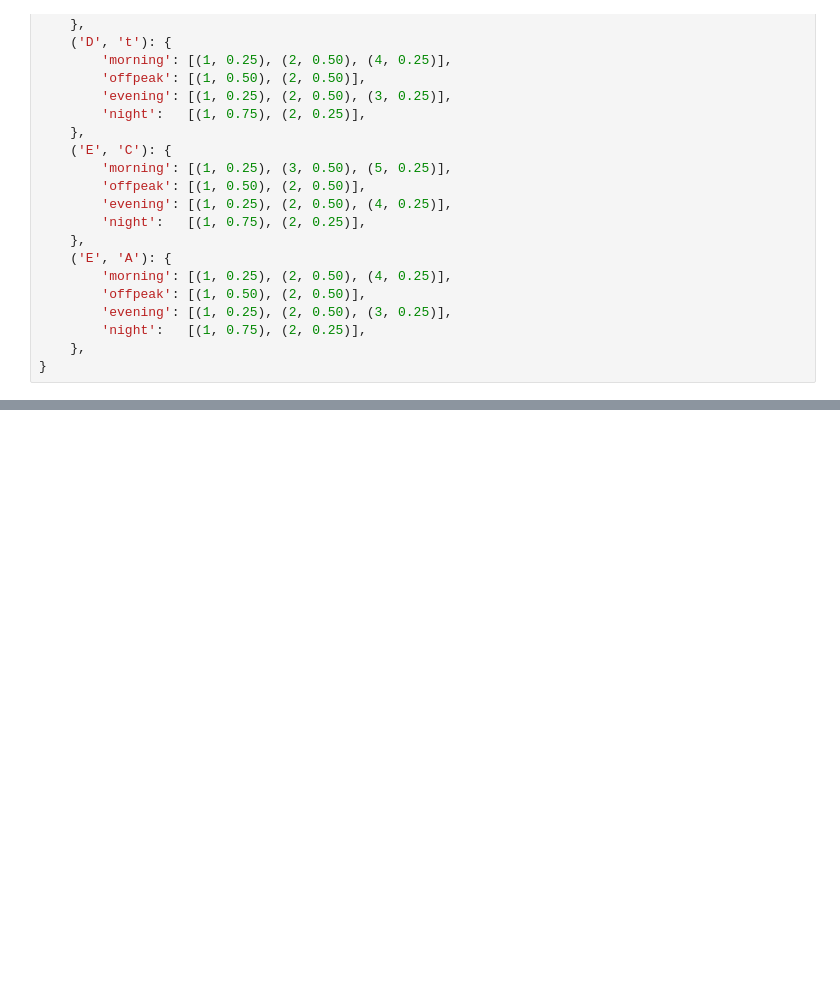
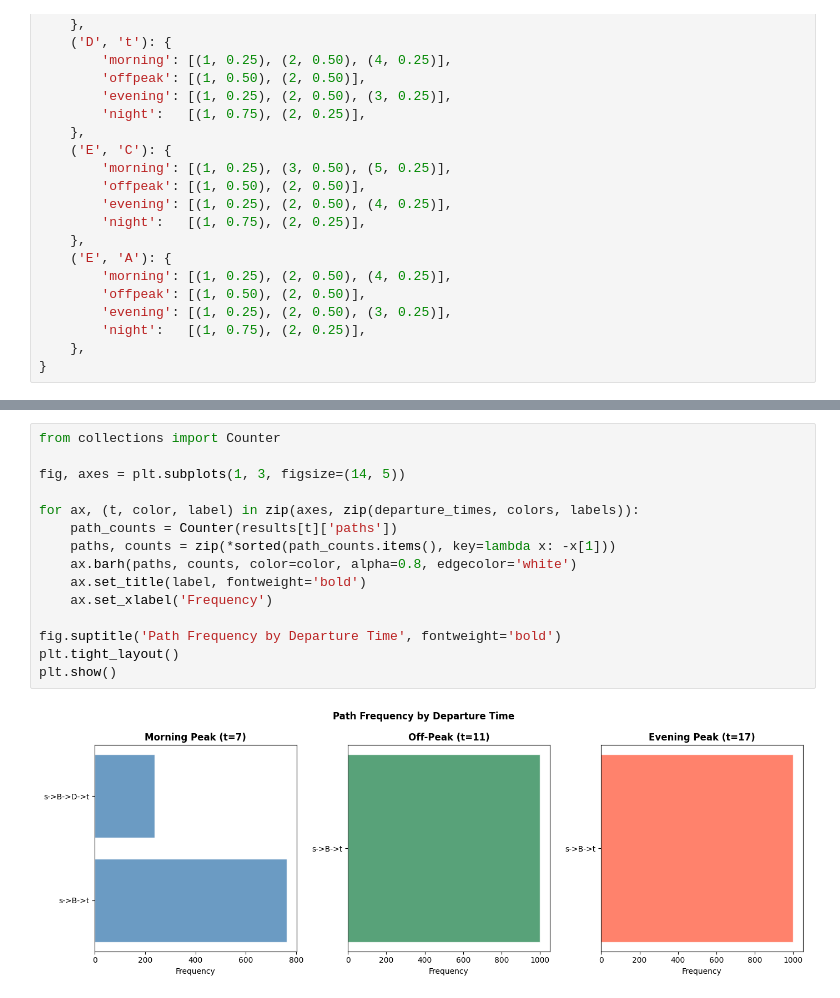
Before and after one commit to Kymapo/ISE754, a Jupyter notebook: Traffic Network Practice.ipynb, the cells around one changed output, grey strips where cells are left out. Saved outputs shown, nothing was run; the diff lists cells and outputs as text; blank space fills up the shorter version.

```diff
--- a/Traffic Network Practice.ipynb
+++ b/Traffic Network Practice.ipynb
@@ -692,0 +759,17 @@ for _ in range(2):
+# %%
+from collections import Counter
+
+fig, axes = plt.subplots(1, 3, figsize=(14, 5))
+
+for ax, (t, color, label) in zip(axes, zip(departure_times, colors, labels)):
+    path_counts = Counter(results[t]['paths'])
+    paths, counts = zip(*sorted(path_counts.items(), key=lambda x: -x[1]))
+    ax.barh(paths, counts, color=color, alpha=0.8, edgecolor='white')
+    ax.set_title(label, fontweight='bold')
+    ax.set_xlabel('Frequency')
+
+fig.suptitle('Path Frequency by Departure Time', fontweight='bold')
+plt.tight_layout()
+plt.show()
+# %% [output]
+[figure, added]
```
Also changed, not shown: parts of 3 cells of this notebook.
